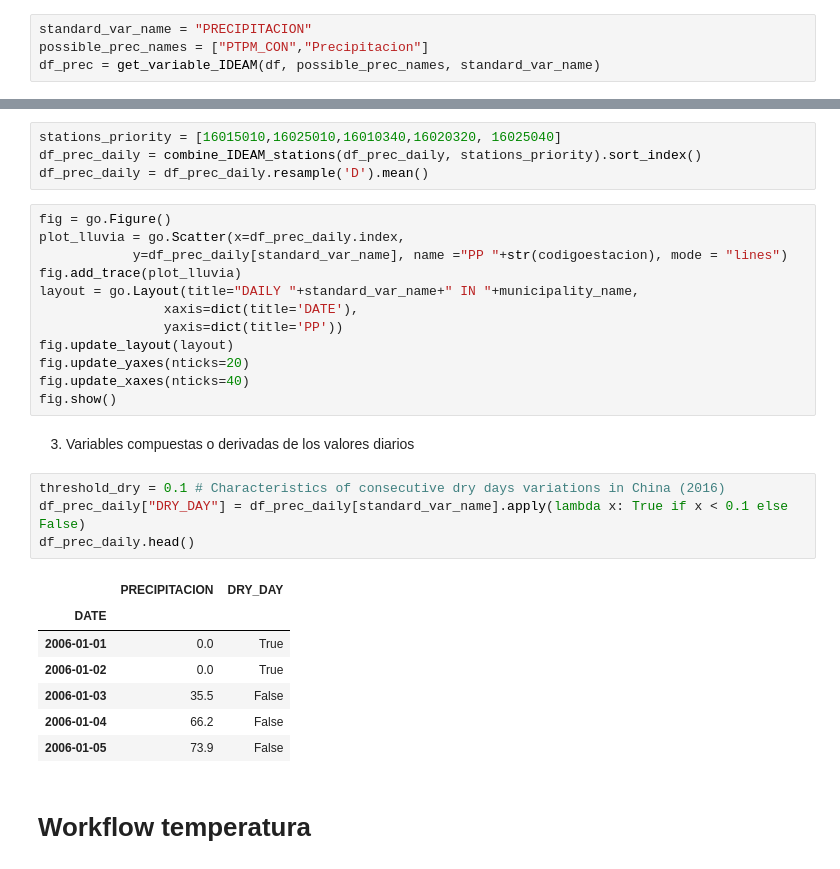
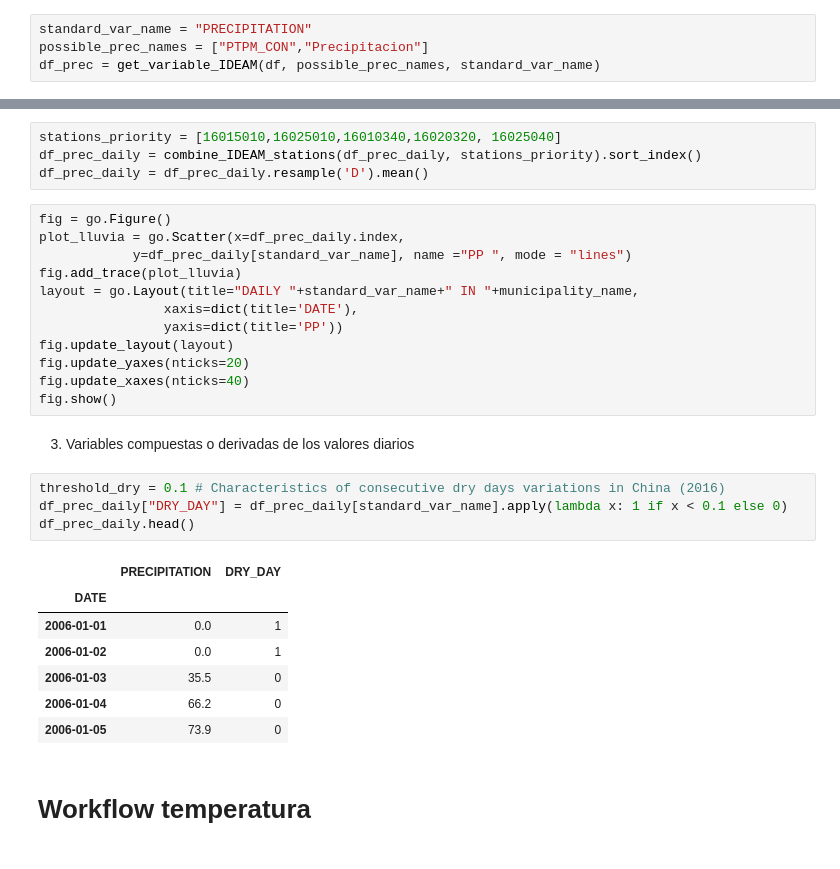
Before and after one commit to alceballosa/dengue-project, a Jupyter notebook: 01_preprocessing.ipynb, the cells around one changed output, grey strips where cells are left out. Saved outputs shown, nothing was run; the diff lists cells and outputs as text.

```diff
--- a/01_preprocessing.ipynb
+++ b/01_preprocessing.ipynb
@@ -444,7 +454,7 @@ df.drop_duplicates(subset=["CodigoEstacion"])
 
 1. Lectura y visualización inicial:
 # %%
-standard_var_name = "PRECIPITACION"
+standard_var_name = "PRECIPITATION"
 possible_prec_names = ["PTPM_CON","Precipitacion"]
 df_prec = get_variable_IDEAM(df, possible_prec_names, standard_var_name)
 # %%
@@ -493,7 +503,7 @@ df_prec_daily = df_prec_daily.resample('D').mean()
 # %%
 fig = go.Figure()
 plot_lluvia = go.Scatter(x=df_prec_daily.index,
-            y=df_prec_daily[standard_var_name], name ="PP "+str(codigoestacion), mode = "lines")
+            y=df_prec_daily[standard_var_name], name ="PP ", mode = "lines")
 fig.add_trace(plot_lluvia)
 layout = go.Layout(title="DAILY "+standard_var_name+" IN "+municipality_name,
                 xaxis=dict(title='DATE'),
@@ -506,16 +516,16 @@ fig.show()
 3. Variables compuestas o derivadas de los valores diarios
 # %%
 threshold_dry = 0.1 # Characteristics of consecutive dry days variations in China (2016)
-df_prec_daily["DRY_DAY"] = df_prec_daily[standard_var_name].apply(lambda x: True if x < 0.1 else False)
+df_prec_daily["DRY_DAY"] = df_prec_daily[standard_var_name].apply(lambda x: 1 if x < 0.1 else 0)
 df_prec_daily.head()
 # %% [output]
-|  | PRECIPITACION | DRY_DAY |
+|  | PRECIPITATION | DRY_DAY |
 | DATE |  |  |
-| 2006-01-01 | 0.0 | True |
-| 2006-01-02 | 0.0 | True |
-| 2006-01-03 | 35.5 | False |
-| 2006-01-04 | 66.2 | False |
-| 2006-01-05 | 73.9 | False |
+| 2006-01-01 | 0.0 | 1 |
+| 2006-01-02 | 0.0 | 1 |
+| 2006-01-03 | 35.5 | 0 |
+| 2006-01-04 | 66.2 | 0 |
+| 2006-01-05 | 73.9 | 0 |
 # %% [markdown]
 # Workflow temperatura
 # %%
```
Also changed, not shown: parts of 32 cells of this notebook, 1 other file.
